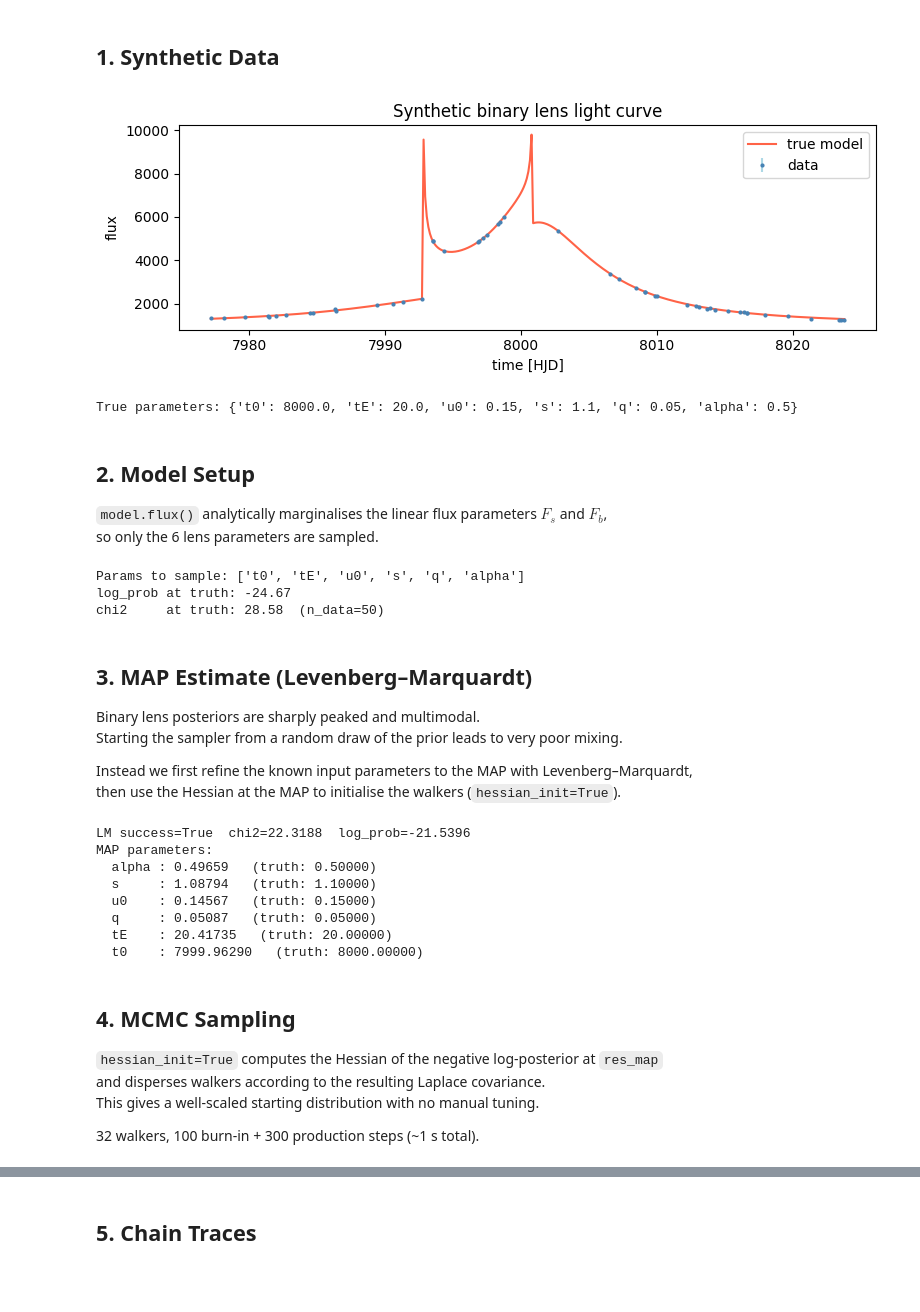
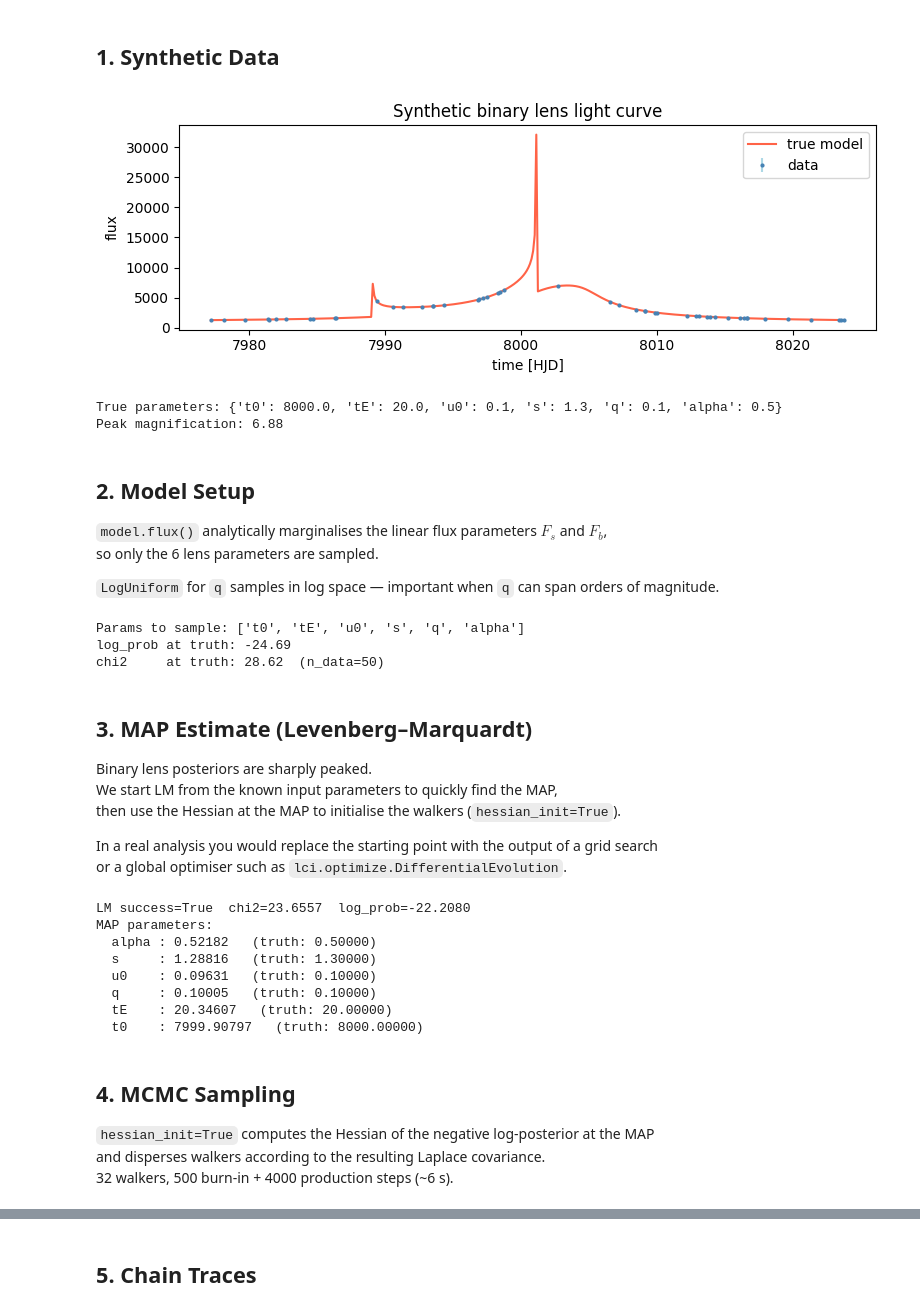
Before and after one commit to NunotaKansuke/lcbinint, a Jupyter notebook: example/sampler/sampler_quickstart.ipynb, the cells around one changed output, grey strips where cells are left out. Cells and saved outputs as stored; diff of their text form; code cells hidden in the pictures; blank space fills up the shorter version.

```diff
--- a/example/sampler/sampler_quickstart.ipynb
+++ b/example/sampler/sampler_quickstart.ipynb
@@ -33,36 +38,39 @@ lcbinint: /rogue1_8/nunota/lcbinint/build/lcbinint/__init__.py
 # %%
 rng = np.random.default_rng(42)
 
 # Ground-truth parameters
-TRUE = dict(t0=8000.0, tE=20.0, u0=0.15, s=1.1, q=0.05, alpha=0.5)
+TRUE = dict(t0=8000.0, tE=20.0, u0=0.10, s=1.3, q=0.10, alpha=0.5)
 Fs_true, Fb_true, sigma = 1000.0, 50.0, 30.0
 
-times = np.sort(rng.uniform(TRUE["t0"] - 25, TRUE["t0"] + 25, 50))
+times    = np.sort(rng.uniform(TRUE["t0"] - 25, TRUE["t0"] + 25, 50))
 lc_ref   = lci.lc.LightCurve()
 mag_true = lc_ref(times, **TRUE)
-flux_true = Fs_true * mag_true + Fb_true
-flux_obs  = flux_true + rng.normal(0, sigma, len(times))
-flux_err  = np.full(len(times), sigma)
+flux_obs = Fs_true * mag_true + Fb_true + rng.normal(0, sigma, len(times))
+flux_err = np.full(len(times), sigma)
 
 t_dense = np.linspace(times[0], times[-1], 400)
 fig, ax = plt.subplots(figsize=(8, 3))
-ax.errorbar(times, flux_obs, flux_err, fmt=".", ms=4, color="steelblue",
-            ecolor="lightblue", label="data", zorder=3)
+ax.errorbar(times, flux_obs, flux_err, fmt=".", ms=4,
+            color="steelblue", ecolor="lightblue", label="data", zorder=3)
 ax.plot(t_dense, Fs_true * lc_ref(t_dense, **TRUE) + Fb_true,
         color="tomato", lw=1.5, label="true model")
 ax.set(xlabel="time [HJD]", ylabel="flux", title="Synthetic binary lens light curve")
 ax.legend()
 plt.tight_layout()
 plt.show()
 print("True parameters:", TRUE)
+print(f"Peak magnification: {mag_true.max():.2f}")
 # %% [output]
-[figure, old version]
+[figure, new version]
-True parameters: {'t0': 8000.0, 'tE': 20.0, 'u0': 0.15, 's': 1.1, 'q': 0.05, 'alpha': 0.5}
+True parameters: {'t0': 8000.0, 'tE': 20.0, 'u0': 0.1, 's': 1.3, 'q': 0.1, 'alpha': 0.5}
+Peak magnification: 6.88
 # %% [markdown]
 ## 2. Model Setup
 
 `model.flux()` analytically marginalises the linear flux parameters $F_s$ and $F_b$,
 so only the 6 lens parameters are sampled.
+
+`LogUniform` for `q` samples in log space — important when `q` can span orders of magnitude.
 # %%
 data     = lci.obs.LightCurveData(times, flux_obs, flux_err, name="synthetic")
 lc_model = lci.lc.LightCurve()
@@ -80,23 +88,24 @@ model.likelihood()  # Gaussian likelihood
 
 print("Params to sample:", model.param_names)
 
-# Sanity check at truth (q is in log space for the sampler)
+# Sanity check: log_prob at truth (q is passed in log space)
 theta_true_s = [TRUE["t0"], TRUE["tE"], TRUE["u0"], TRUE["s"],
                 np.log(TRUE["q"]), TRUE["alpha"]]
 print(f"log_prob at truth: {model.log_prob(theta_true_s):.2f}")
 print(f"chi2     at truth: {model.chi2(theta_true_s):.2f}  (n_data={model.n_data})")
 # %% [output]
 Params to sample: ['t0', 'tE', 'u0', 's', 'q', 'alpha']
-log_prob at truth: -24.67
-chi2     at truth: 28.58  (n_data=50)
+log_prob at truth: -24.69
+chi2     at truth: 28.62  (n_data=50)
 # %% [markdown]
 ## 3. MAP Estimate (Levenberg–Marquardt)
 
-Binary lens posteriors are sharply peaked and multimodal.
-Starting the sampler from a random draw of the prior leads to very poor mixing.
+Binary lens posteriors are sharply peaked.
+We start LM from the known input parameters to quickly find the MAP,
+then use the Hessian at the MAP to initialise the walkers (`hessian_init=True`).
 
-Instead we first refine the known input parameters to the MAP with Levenberg–Marquardt,
-then use the Hessian at the MAP to initialise the walkers (`hessian_init=True`).
+In a real analysis you would replace the starting point with the output of a grid search
+or a global optimiser such as `lci.optimize.DifferentialEvolution`.
 # %%
 lm      = lci.optimize.LevenbergMarquardt()
 res_map = lm.minimize(model, start=theta_true_s)
@@ -106,20 +115,18 @@ print("MAP parameters:")
 for k, v in res_map.parameters.items():
     print(f"  {k:6s}: {v:.5f}   (truth: {TRUE[k]:.5f})")
 # %% [output]
-LM success=True  chi2=22.3188  log_prob=-21.5396
+LM success=True  chi2=23.6557  log_prob=-22.2080
 MAP parameters:
-  alpha : 0.49659   (truth: 0.50000)
-  s     : 1.08794   (truth: 1.10000)
-  u0    : 0.14567   (truth: 0.15000)
-  q     : 0.05087   (truth: 0.05000)
-  tE    : 20.41735   (truth: 20.00000)
-  t0    : 7999.96290   (truth: 8000.00000)
+  alpha : 0.52182   (truth: 0.50000)
+  s     : 1.28816   (truth: 1.30000)
+  u0    : 0.09631   (truth: 0.10000)
+  q     : 0.10005   (truth: 0.10000)
+  tE    : 20.34607   (truth: 20.00000)
+  t0    : 7999.90797   (truth: 8000.00000)
 # %% [markdown]
 ## 4. MCMC Sampling
 
-`hessian_init=True` computes the Hessian of the negative log-posterior at `res_map`
+`hessian_init=True` computes the Hessian of the negative log-posterior at the MAP
 and disperses walkers according to the resulting Laplace covariance.
-This gives a well-scaled starting distribution with no manual tuning.
-
-32 walkers, 100 burn-in + 300 production steps (~1 s total).
+32 walkers, 500 burn-in + 4000 production steps (~6 s).
 # %%
```
Also changed, not shown: parts of 7 cells of this notebook.
